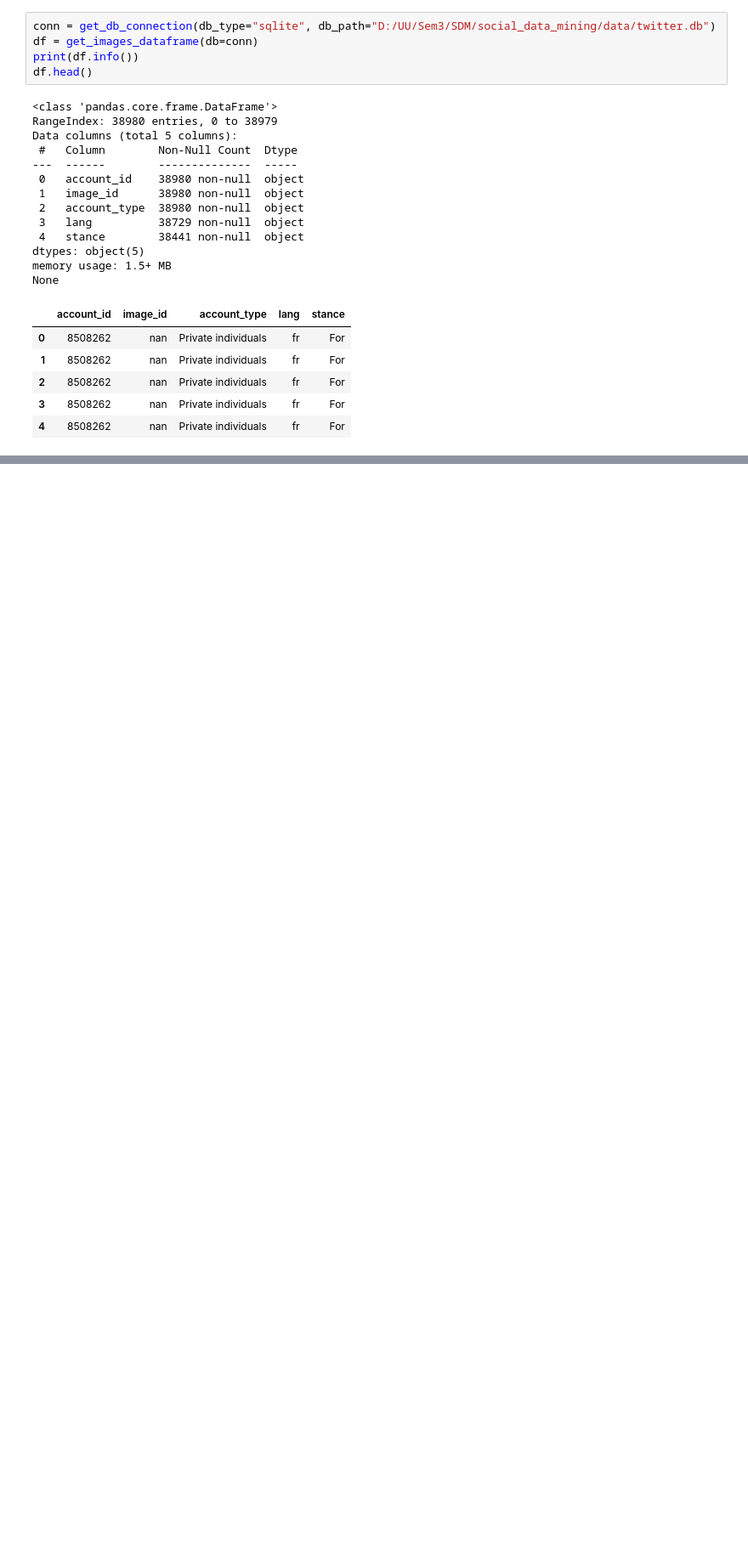
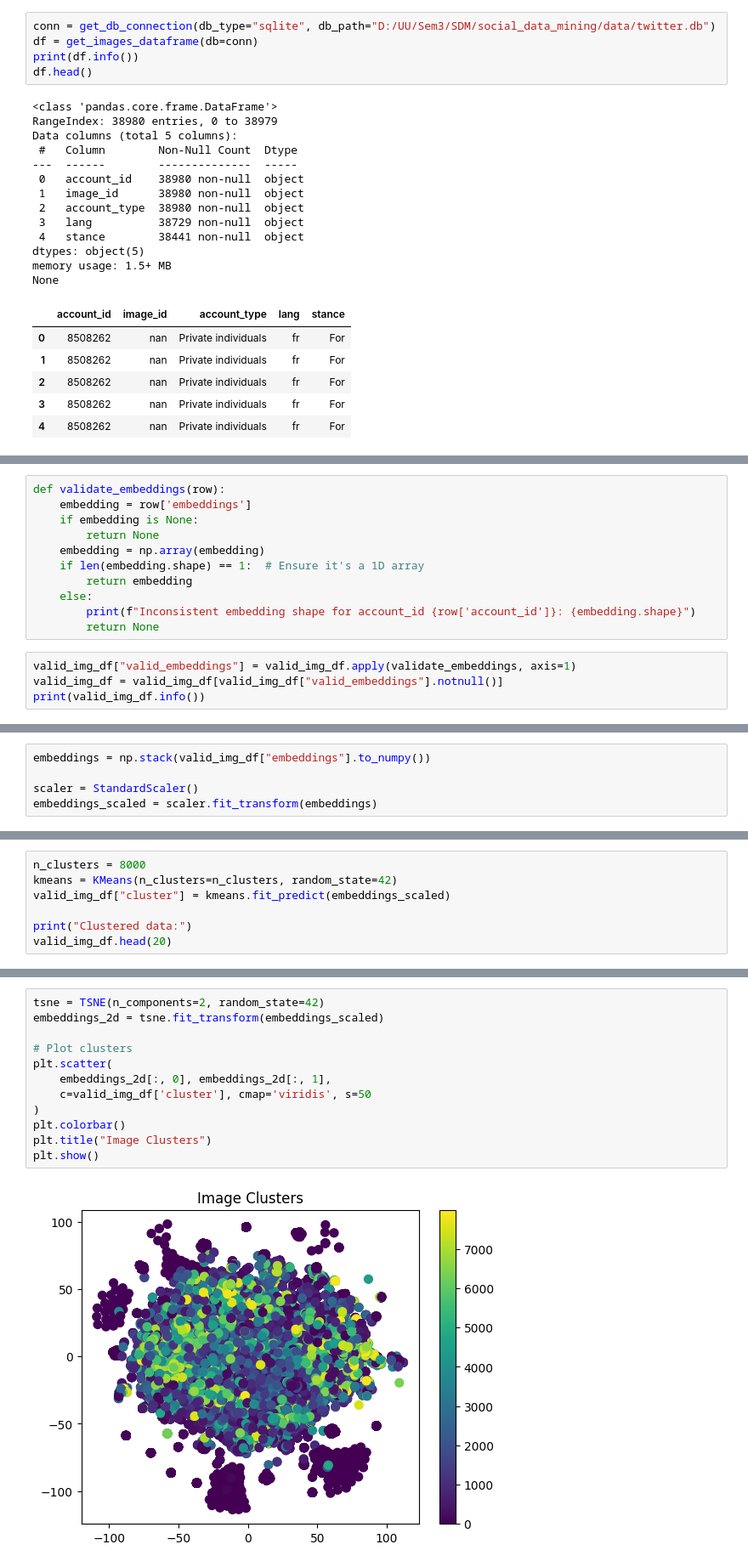
Before and after one commit to vaughankraska/social_data_mining, a Jupyter notebook: src/sdm/lab_scripts/image_analysis/part_1.ipynb, the cells around one changed output, grey strips where cells are left out. Shown at 85% size. Cells and saved outputs as stored; diff of their text form; blank space fills up the shorter version.

```diff
--- a/src/sdm/lab_scripts/image_analysis/part_1.ipynb
+++ b/src/sdm/lab_scripts/image_analysis/part_1.ipynb
@@ -71,0 +317,15 @@ valid_img_df.head()
+# %%
+def validate_embeddings(row):
+    embedding = row['embeddings']
+    if embedding is None:
+        return None
+    embedding = np.array(embedding)
+    if len(embedding.shape) == 1:  # Ensure it's a 1D array
+        return embedding
+    else:
+        print(f"Inconsistent embedding shape for account_id {row['account_id']}: {embedding.shape}")
+        return None
+# %%
+valid_img_df["valid_embeddings"] = valid_img_df.apply(validate_embeddings, axis=1)
+valid_img_df = valid_img_df[valid_img_df["valid_embeddings"].notnull()]
+print(valid_img_df.info())
@@ -71,0 +351,5 @@ valid_img_df.head()
+# %%
+embeddings = np.stack(valid_img_df["embeddings"].to_numpy())
+
+scaler = StandardScaler()
+embeddings_scaled = scaler.fit_transform(embeddings)
@@ -71,0 +372,7 @@ valid_img_df.head()
+# %%
+n_clusters = 8000
+kmeans = KMeans(n_clusters=n_clusters, random_state=42)
+valid_img_df["cluster"] = kmeans.fit_predict(embeddings_scaled)
+
+print("Clustered data:")
+valid_img_df.head(20)
@@ -71,0 +406,14 @@ valid_img_df.head()
+# %%
+tsne = TSNE(n_components=2, random_state=42)
+embeddings_2d = tsne.fit_transform(embeddings_scaled)
+
+# Plot clusters
+plt.scatter(
+    embeddings_2d[:, 0], embeddings_2d[:, 1],
+    c=valid_img_df['cluster'], cmap='viridis', s=50
+)
+plt.colorbar()
+plt.title("Image Clusters")
+plt.show()
+# %% [output]
+[figure, added]
```
Also changed, not shown: parts of 36 cells of this notebook.
